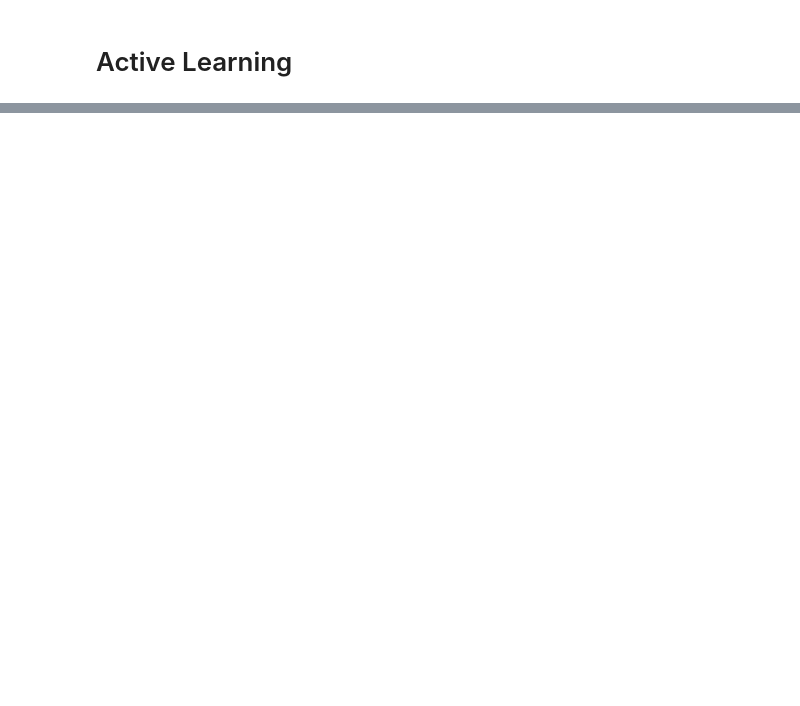
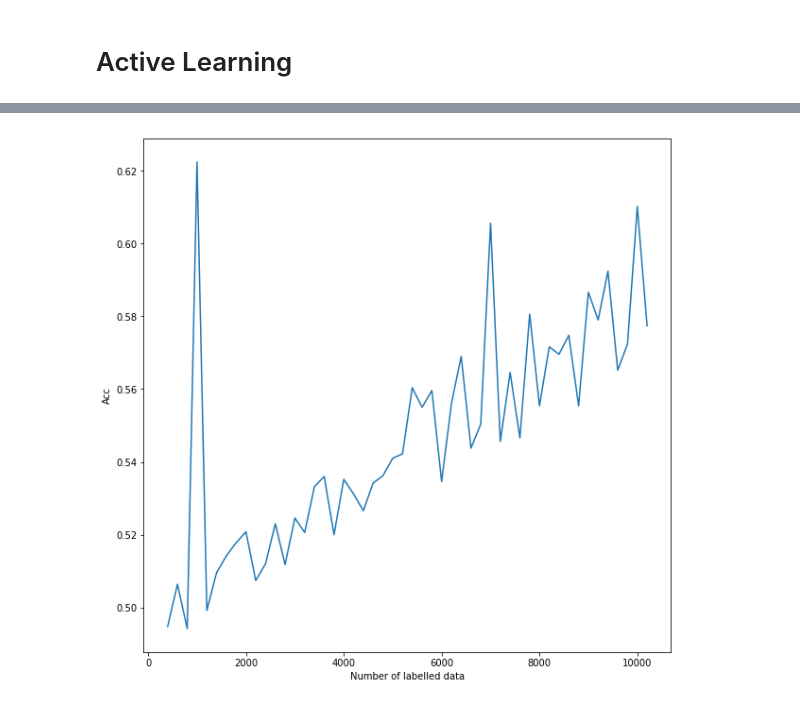
Before and after one commit to atakanguney/semi-supervised-text-classification, a Jupyter notebook: semi-supervised-pytorch/examples/notebooks/ProdLDADeepGenerativeModels.ipynb, the cells around one changed output, grey strips where cells are left out. Cells and saved outputs as stored; diff of their text form; code cells hidden in the pictures; blank space fills up the shorter version.

```diff
--- a/semi-supervised-pytorch/examples/notebooks/ProdLDADeepGenerativeModels.ipynb
+++ b/semi-supervised-pytorch/examples/notebooks/ProdLDADeepGenerativeModels.ipynb
@@ -248,0 +353,8 @@ Epoch: 3
+# %%
+plt.figure(figsize=(10, 10))
+plt.plot(num_labelled, acc)
+plt.xlabel("Number of labelled data")
+plt.ylabel("Acc")
+plt.savefig("n_labelled_vs_acc.png")
+# %% [output]
+[figure, added]
```
Also changed, not shown: parts of 53 cells of this notebook, 3 other files.
